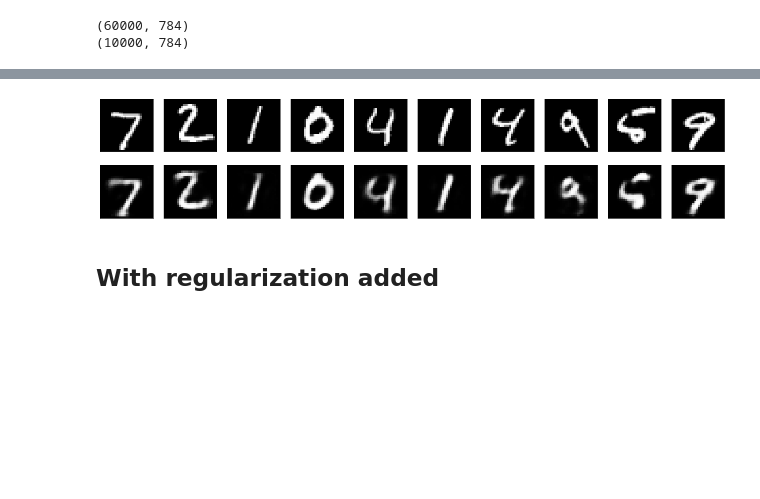
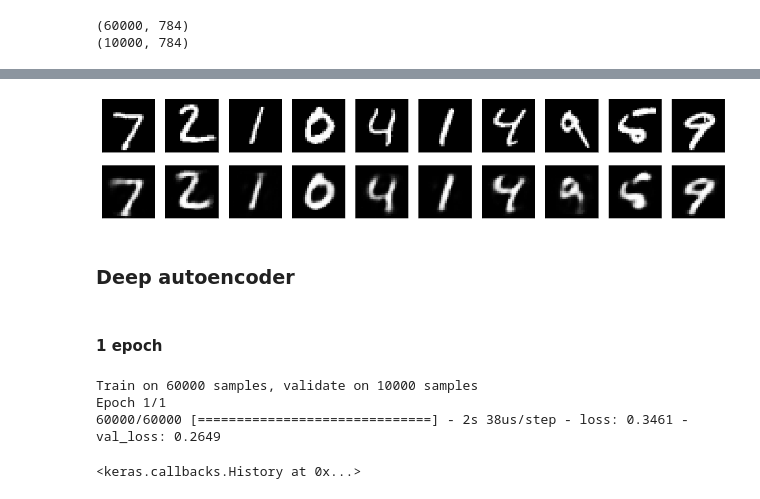
Before and after one commit to alekseik1/cnn-learning, a Jupyter notebook: AutoEncoder.ipynb, the cells around one changed output, grey strips where cells are left out. Cells and saved outputs as stored; diff of their text form; code cells hidden in the pictures; blank space fills up the shorter version.

```diff
--- a/AutoEncoder.ipynb
+++ b/AutoEncoder.ipynb
@@ -77,25 +78,23 @@ decoded_imgs = decoder.predict(encoded_imgs)
 # %%
-# use Matplotlib (don't ask)
-import matplotlib.pyplot as plt
+def show_all(imgs):
 
-n = 10  # how many digits we will display
-plt.figure(figsize=(20, 4))
-for i in range(n):
-    # display original
-    ax = plt.subplot(2, n, i + 1)
-    plt.imshow(x_test[i].reshape(28, 28))
-    plt.gray()
-    ax.get_xaxis().set_visible(False)
-    ax.get_yaxis().set_visible(False)
+    # use Matplotlib (don't ask)
+    import matplotlib.pyplot as plt
 
-    # display reconstruction
-    ax = plt.subplot(2, n, i + 1 + n)
-    plt.imshow(decoded_imgs[i].reshape(28, 28))
-    plt.gray()
-    ax.get_xaxis().set_visible(False)
-    ax.get_yaxis().set_visible(False)
-plt.show()
+    n = 10  # how many digits we will display
+    plt.figure(figsize=(20, 4))
+    for i in range(n):
+        # display original
+        ax = plt.subplot(2, n, i + 1)
+        plt.imshow(x_test[i].reshape(28, 28))
+        plt.gray()
+        ax.get_xaxis().set_visible(False)
+        ax.get_yaxis().set_visible(False)
+
+        # display reconstruction
+        ax = plt.subplot(2, n, i + 1 + n)
+        plt.imshow(imgs[i].reshape(28, 28))
+        plt.gray()
+        ax.get_xaxis().set_visible(False)
+        ax.get_yaxis().set_visible(False)
+    plt.show()
-# %% [output]
-[figure, removed]
-# %% [markdown]
-## With regularization added
@@ -115,0 +101,6 @@ autoencoder.compile(optimizer='adadelta', loss='binary_crossentropy')
+# %%
+show_all(decoded_imgs)
+# %% [output]
+[figure, added]
+# %% [markdown]
+### Deep autoencoder
@@ -115,0 +116,16 @@ autoencoder.compile(optimizer='adadelta', loss='binary_crossentropy')
+# %% [markdown]
+#### 1 epoch
+# %%
+autoencoder = Model(input_img, decoded)
+autoencoder.compile(optimizer='adadelta', loss='binary_crossentropy')
+
+autoencoder.fit(x_train, x_train,
+                epochs=1,
+                batch_size=256,
+                shuffle=True,
+                validation_data=(x_test, x_test))
+# %% [output]
+Train on 60000 samples, validate on 10000 samples
+Epoch 1/1
+60000/60000 [==============================] - 2s 38us/step - loss: 0.3461 - val_loss: 0.2649
+<keras.callbacks.History at 0x...>
```
Also changed, not shown: parts of 31 cells of this notebook.
